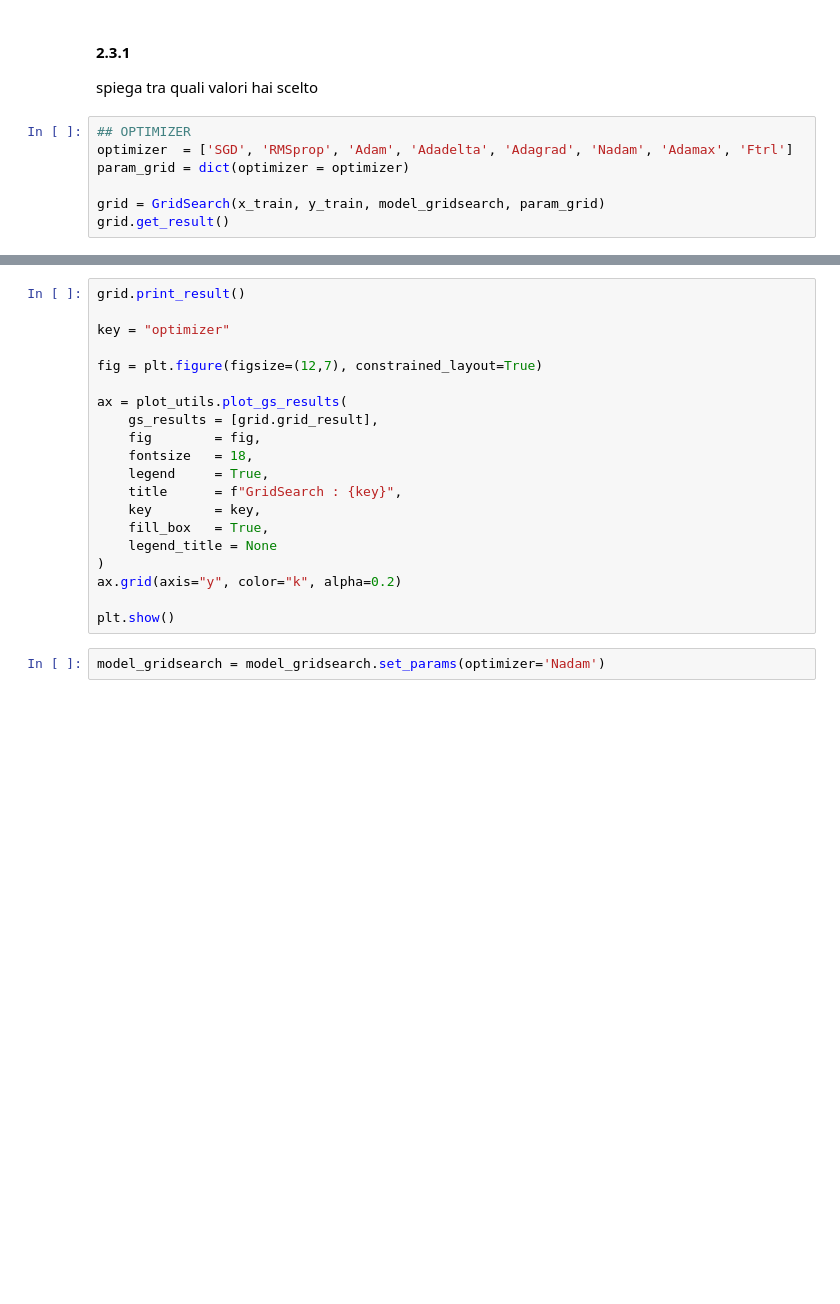
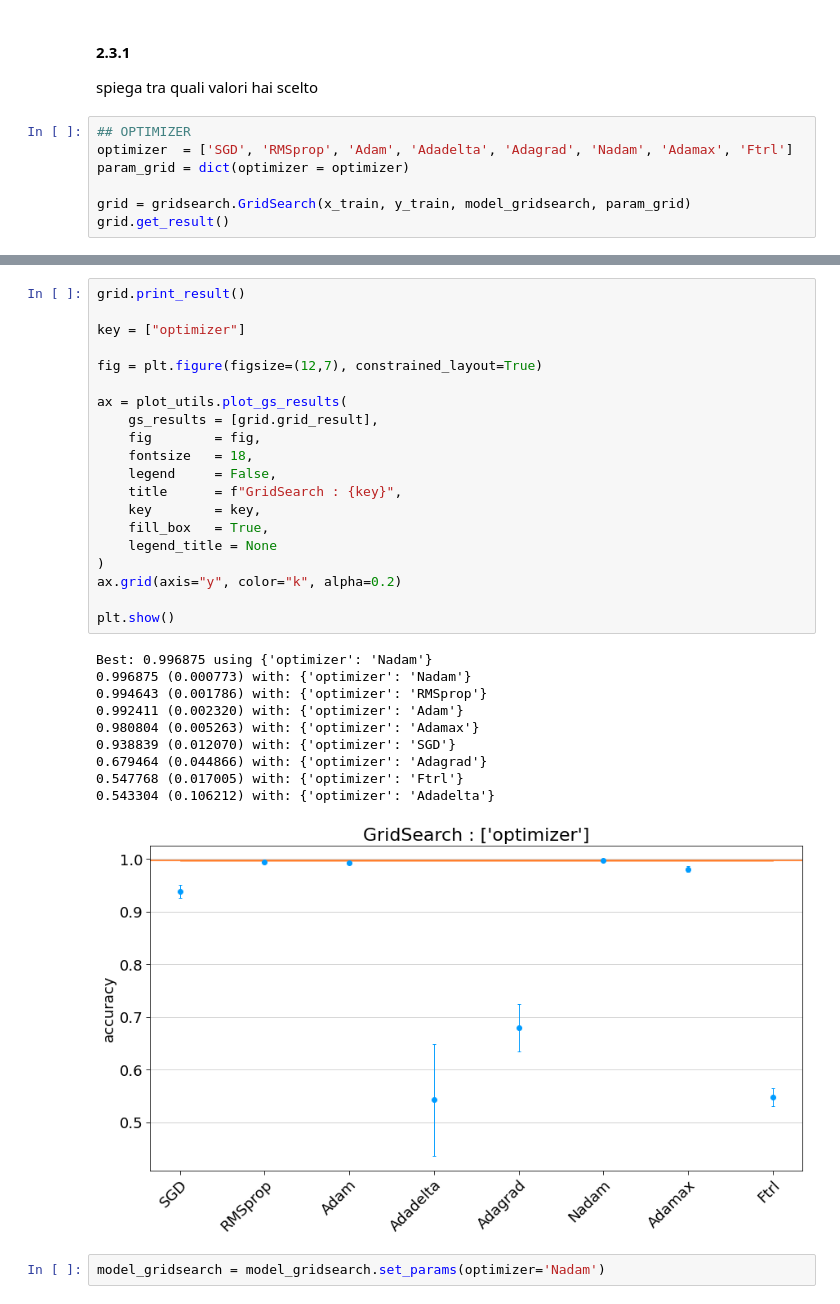
Before and after one commit to niklai99/LCP-modB, a Jupyter notebook: 02-DNN/02-DNN.ipynb, the cells around one changed output, grey strips where cells are left out. Cells and saved outputs as stored; diff of their text form; blank space fills up the shorter version.

```diff
--- a/02-DNN/02-DNN.ipynb
+++ b/02-DNN/02-DNN.ipynb
@@ -203,5 +200,5 @@ spiega tra quali valori hai scelto
 optimizer  = ['SGD', 'RMSprop', 'Adam', 'Adadelta', 'Adagrad', 'Nadam', 'Adamax', 'Ftrl']
 param_grid = dict(optimizer = optimizer)
 
-grid = GridSearch(x_train, y_train, model_gridsearch, param_grid)
+grid = gridsearch.GridSearch(x_train, y_train, model_gridsearch, param_grid)
 grid.get_result()
@@ -208,23 +246,34 @@ grid.get_result()
 # %%
 grid.print_result()
 
-key = "optimizer"
+key = ["optimizer"]
 
 fig = plt.figure(figsize=(12,7), constrained_layout=True)
 
 ax = plot_utils.plot_gs_results(
     gs_results = [grid.grid_result],
     fig        = fig,
     fontsize   = 18,
-    legend     = True,
+    legend     = False,
     title      = f"GridSearch : {key}",
     key        = key,
     fill_box   = True,
     legend_title = None
 )
 ax.grid(axis="y", color="k", alpha=0.2)
 
 plt.show()
+# %% [output]
+Best: 0.996875 using {'optimizer': 'Nadam'}
+0.996875 (0.000773) with: {'optimizer': 'Nadam'}
+0.994643 (0.001786) with: {'optimizer': 'RMSprop'}
+0.992411 (0.002320) with: {'optimizer': 'Adam'}
+0.980804 (0.005263) with: {'optimizer': 'Adamax'}
+0.938839 (0.012070) with: {'optimizer': 'SGD'}
+0.679464 (0.044866) with: {'optimizer': 'Adagrad'}
+0.547768 (0.017005) with: {'optimizer': 'Ftrl'}
+0.543304 (0.106212) with: {'optimizer': 'Adadelta'}
+[figure, added]
 # %%
 model_gridsearch = model_gridsearch.set_params(optimizer='Nadam')
 # %%
```
Also changed, not shown: parts of 33 cells of this notebook, 1 other file.
